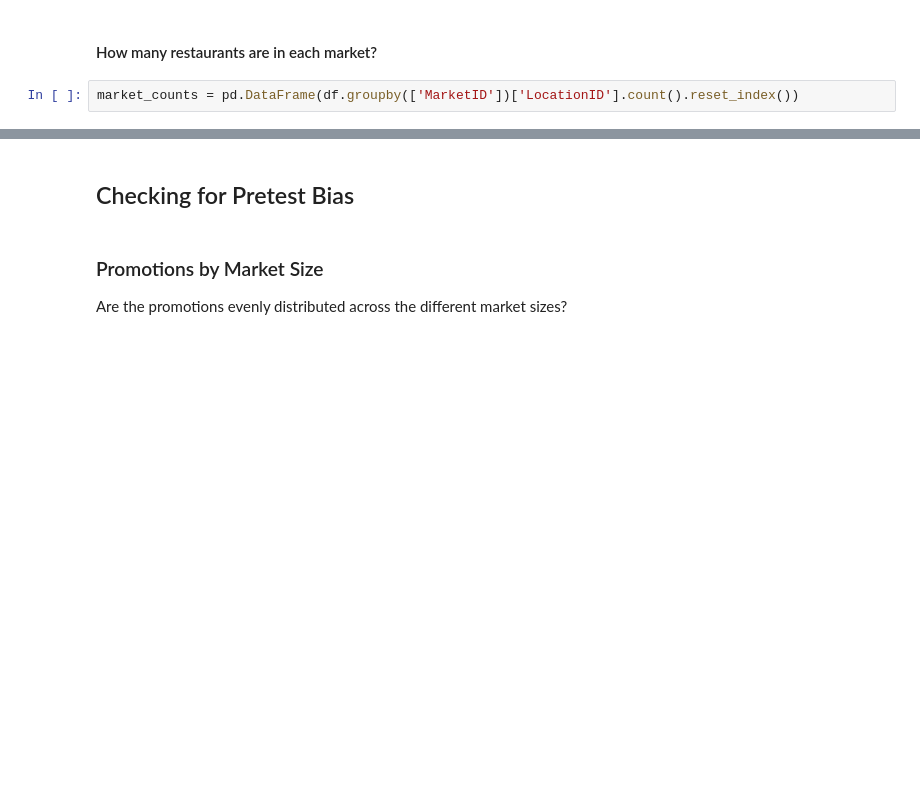
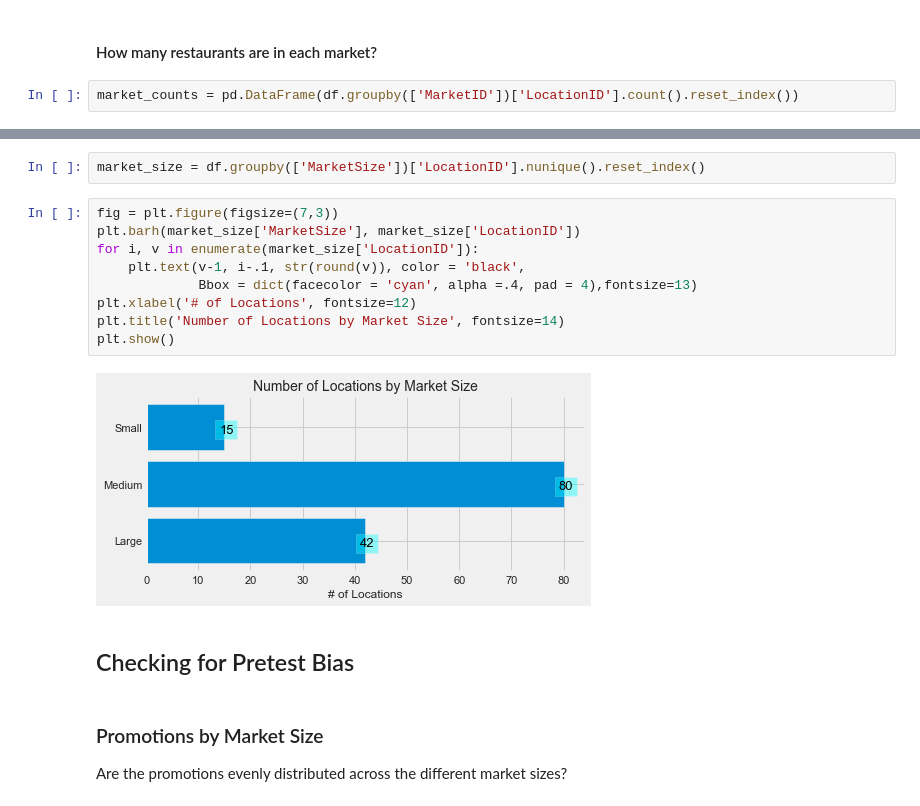
Before and after one commit to rahprabhu/Fast_Food_Campaign_Analysis, a Jupyter notebook: Fast Food Marketing Campaign.ipynb, the cells around one changed output, grey strips where cells are left out. Drawn from its saved outputs; the diff is of its cells as text; blank space fills up the shorter version.

```diff
--- a/Fast Food Marketing Campaign.ipynb
+++ b/Fast Food Marketing Campaign.ipynb
@@ -81,3 +90,16 @@ plt.show()
+# %%
+market_size = df.groupby(['MarketSize'])['LocationID'].nunique().reset_index()
+# %%
+fig = plt.figure(figsize=(7,3))
+plt.barh(market_size['MarketSize'], market_size['LocationID'])
+for i, v in enumerate(market_size['LocationID']):
+    plt.text(v-1, i-.1, str(round(v)), color = 'black',
+             Bbox = dict(facecolor = 'cyan', alpha =.4, pad = 4),fontsize=13)
+plt.xlabel('# of Locations', fontsize=12)
+plt.title('Number of Locations by Market Size', fontsize=14)
+plt.show()
+# %% [output]
+[figure, added]
 # %% [markdown]
 ## Checking for Pretest Bias
 # %% [markdown]
```
Also changed, not shown: parts of 17 cells of this notebook.
